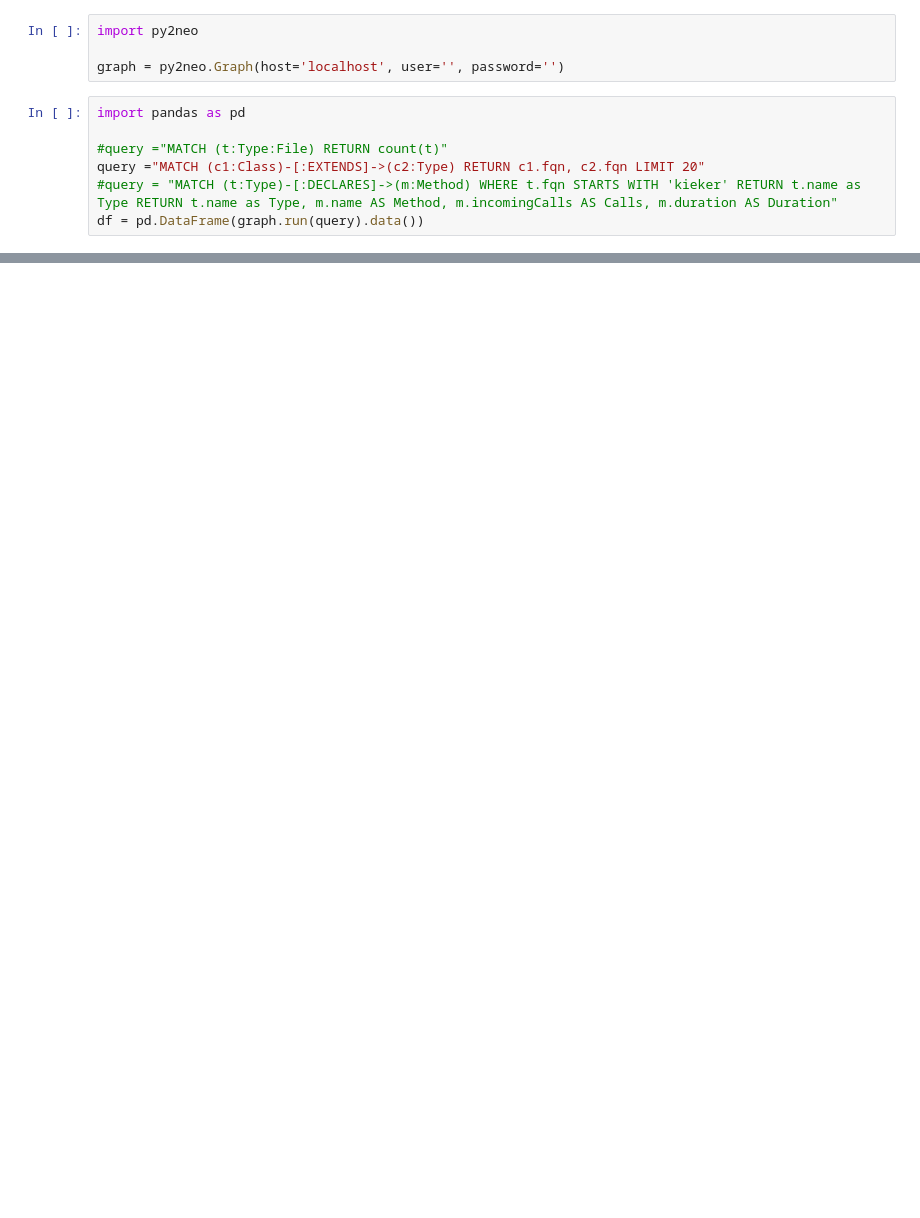
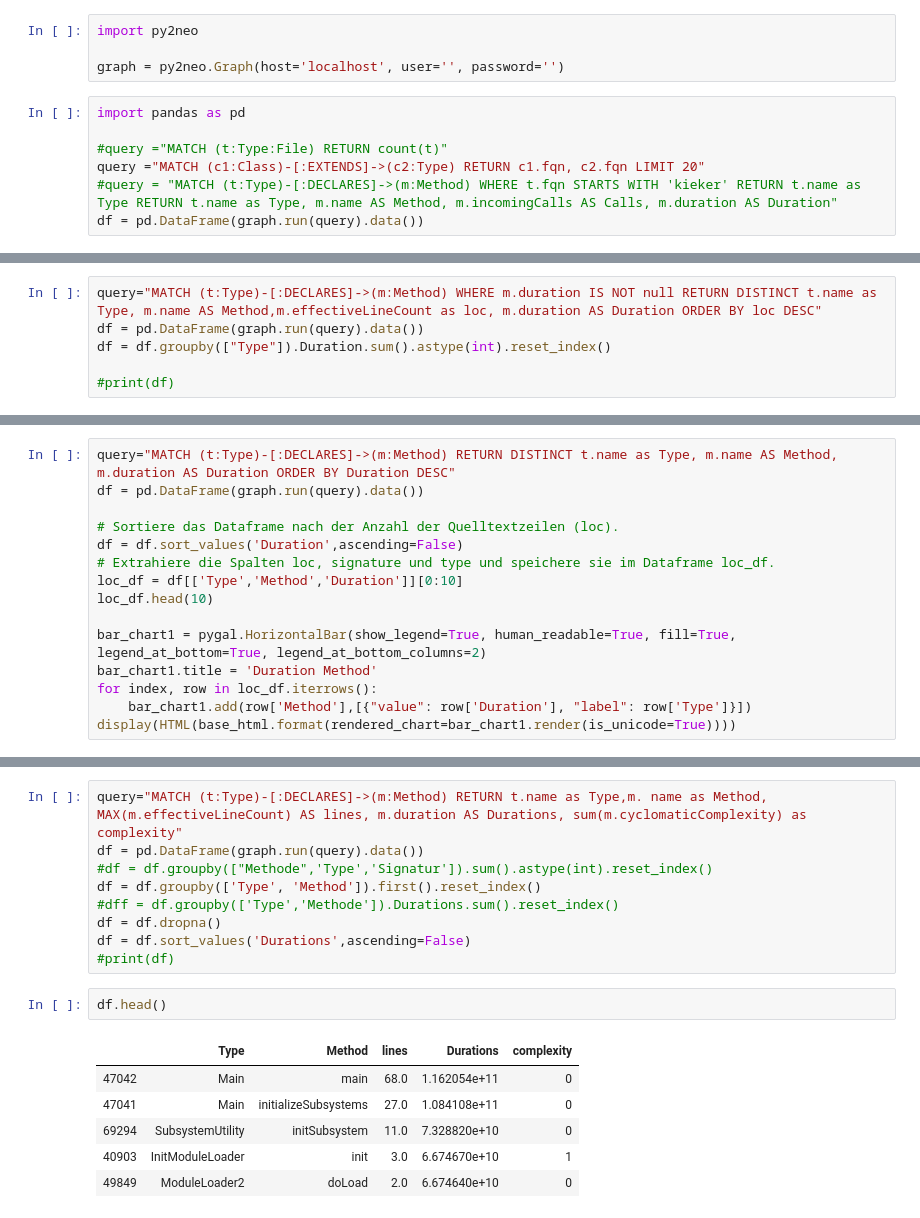
Before and after one commit to softvis-research/performance-analysis, a Jupyter notebook: PerformanceAnalysis.ipynb, the cells around one changed output, grey strips where cells are left out. Cells and saved outputs as stored; diff of their text form; blank space fills up the shorter version.

```diff
--- a/PerformanceAnalysis.ipynb
+++ b/PerformanceAnalysis.ipynb
@@ -20,0 +42,6 @@ df.head()
+# %%
+query="MATCH (t:Type)-[:DECLARES]->(m:Method) WHERE m.duration IS NOT null RETURN DISTINCT t.name as Type, m.name AS Method,m.effectiveLineCount as loc, m.duration AS Duration ORDER BY loc DESC"
+df = pd.DataFrame(graph.run(query).data())
+df = df.groupby(["Type"]).Duration.sum().astype(int).reset_index()
+
+#print(df)
@@ -20,0 +102,15 @@ df.head()
+# %%
+query="MATCH (t:Type)-[:DECLARES]->(m:Method) RETURN DISTINCT t.name as Type, m.name AS Method, m.duration AS Duration ORDER BY Duration DESC"
+df = pd.DataFrame(graph.run(query).data())
+
+# Sortiere das Dataframe nach der Anzahl der Quelltextzeilen (loc).
+df = df.sort_values('Duration',ascending=False)
+# Extrahiere die Spalten loc, signature und type und speichere sie im Dataframe loc_df.
+loc_df = df[['Type','Method','Duration']][0:10]
+loc_df.head(10)
+
+bar_chart1 = pygal.HorizontalBar(show_legend=True, human_readable=True, fill=True, legend_at_bottom=True, legend_at_bottom_columns=2)
+bar_chart1.title = 'Duration Method'
+for index, row in loc_df.iterrows():
+    bar_chart1.add(row['Method'],[{"value": row['Duration'], "label": row['Type']}])
+display(HTML(base_html.format(rendered_chart=bar_chart1.render(is_unicode=True))))
@@ -20,0 +119,18 @@ df.head()
+# %%
+query="MATCH (t:Type)-[:DECLARES]->(m:Method) RETURN t.name as Type,m. name as Method, MAX(m.effectiveLineCount) AS lines, m.duration AS Durations, sum(m.cyclomaticComplexity) as complexity"
+df = pd.DataFrame(graph.run(query).data())
+#df = df.groupby(["Methode",'Type','Signatur']).sum().astype(int).reset_index()
+df = df.groupby(['Type', 'Method']).first().reset_index()
+#dff = df.groupby(['Type','Methode']).Durations.sum().reset_index()
+df = df.dropna()
+df = df.sort_values('Durations',ascending=False)
+#print(df)
+# %%
+df.head()
+# %% [output]
+|  | Type | Method | lines | Durations | complexity |
+| 47042 | Main | main | 68.0 | 1.162054e+11 | 0 |
+| 47041 | Main | initializeSubsystems | 27.0 | 1.084108e+11 | 0 |
+| 69294 | SubsystemUtility | initSubsystem | 11.0 | 7.328820e+10 | 0 |
+| 40903 | InitModuleLoader | init | 3.0 | 6.674670e+10 | 1 |
+| 49849 | ModuleLoader2 | doLoad | 2.0 | 6.674640e+10 | 0 |
```
Also changed, not shown: parts of 9 cells of this notebook.
